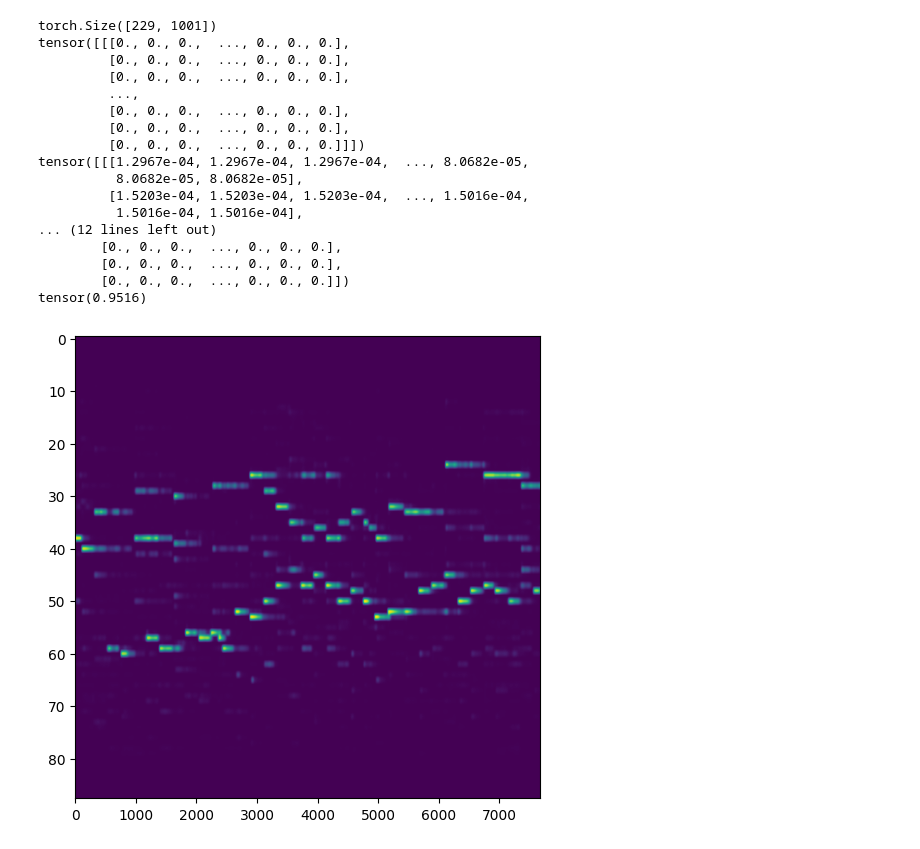
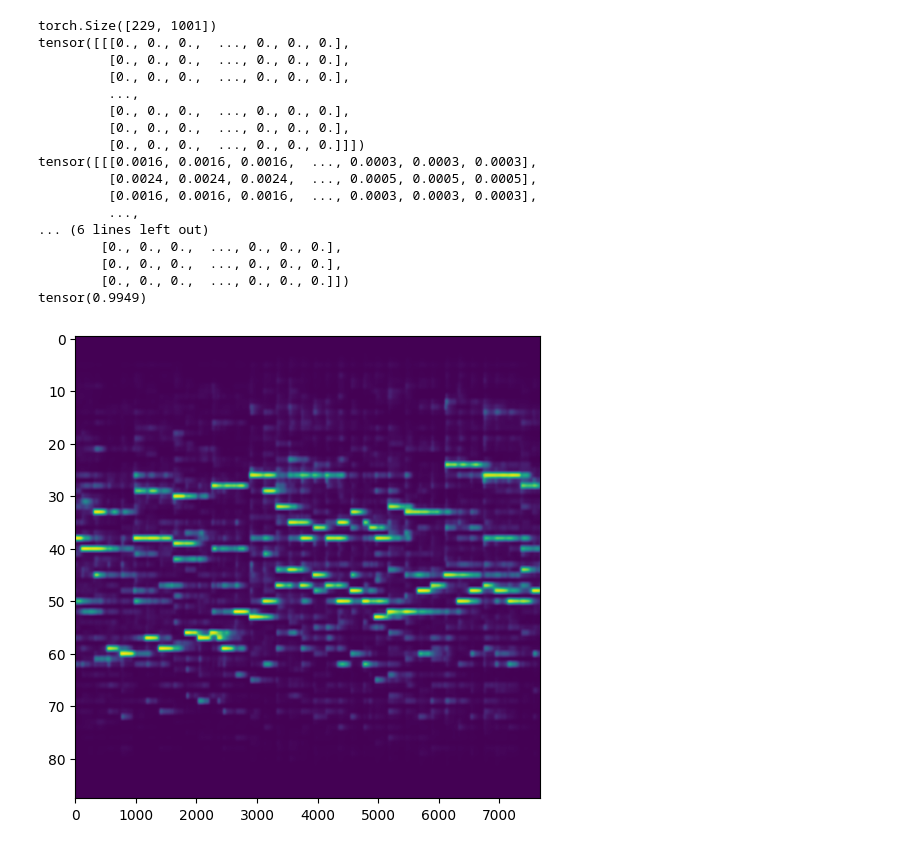
Before and after one commit to AlbyYuggle/NeuralMusicTranscription, a Jupyter notebook: CNN.ipynb, the cells around one changed output. Drawn from its saved outputs; the diff is of its cells as text; code cells hidden in the pictures.

```diff
--- a/CNN.ipynb
+++ b/CNN.ipynb
@@ -79,6 +79,7 @@ class Model(nn.Module):
         y = self.ds2(y)
         res2 = y
         y = self.cnn1(y)
+        y = self.ReLU(y)
         y = self.cnn2(y)
         y = self.ReLU(y + res2)
         y = self.us1(y)
@@ -148,7 +149,7 @@ def loss_func(x, y):
     if(x.isnan().any()):
         print("ANSH IS A GOON!")
     #return torch.mean(y*torch.log(x)*0.95 + (-1*y+1)*torch.log(-1*x+1)*0.05)*-1
-    return torch.mean(y*torch.log(x) + (-1*y+1)*torch.log(-1*x+1))*-1
+    return torch.mean(y*torch.log(x)*0.2/0.05 + (-1*y+1)*torch.log(-1*x+1) * 0.8/0.95)*-1
 # a = torch.zeros((5, 5))
 # y = torch.ones((5, 5))*0
 
@@ -238,53 +241,63 @@ KeyboardInterrupt:
 # %%
 tt = DataLoader(test_data, batch_size=1, shuffle=False)
 meval = Model()
-checkpoint = torch.load('intermediate_save_no_weight_conv1d1560.pt')
+checkpoint = torch.load('cnn_run_reweight_2_8300.pt')
 meval.load_state_dict(checkpoint['model_state_dict'])
-meval.train()
+meval.eval()
+#model_parameters = filter(lambda p: p.requires_grad, model.parameters())
+#params = sum([np.prod(p.size()) for p in model_parameters])
+#print(params)
 fname = "mel/2017/MIDI-Unprocessed_041_PIANO041_MID--AUDIO-split_07-06-17_Piano-e_1-01_wav--1_3.pt"
 X = torch.load(fname)
+X = (X - torch.mean(X))/torch.std(X)
 print(X.shape)
 fname = "mid/2017/MIDI-Unprocessed_041_PIANO041_MID--AUDIO-split_07-06-17_Piano-e_1-01_wav--1_3.pt"
 y = torch.load(fname).type(torch.float32)
 X = torch.unsqueeze(X, axis = 0)
 X = torch.unsqueeze(X, axis = 0)
+
 # X = X.to('cuda')
 # y = y.to('cuda')
 # print(nn.CrossEntropyLoss()(y, pred[0, :, :]))
 
 with torch.no_grad():
     pred = meval(X).to('cpu')
     #print(nn.BCELoss()(pred[0, :, :], y))
 
 print(np.round(pred.to('cpu')))
 
+# np.save('predcnn28_2.npy', np.round(pred.to('cpu')))
+#np.save('realcnn_2.npy', np.round(pred.to('cpu')))
+
 print(pred, y)
 fig, ax = plt.subplots(figsize=(6,6))
 ax.imshow(pred[0, :, :], aspect='auto')
 fig, ax = plt.subplots(figsize=(6,6))
 ax.imshow(np.round(pred[0, :, :]), aspect='auto')
 fig, ax = plt.subplots(figsize=(6,6))
 ax.imshow(y, aspect='auto')
 # print(y.shape, pred.shape)
-
+# fig, ax = plt.subplots(figsize=(6,6))
+# ax.plot(checkpoint['loss'])
+fig, ax = plt.subplots(figsize=(6,6))
+ax.imshow(X[0, 0, :, :], aspect='auto')
 print(torch.max(pred))
-lll = [0.4915196895599365, 0.394779771566391, 0.2694735825061798, 0.17687253654003143, 0.09298969060182571, 0.05821599066257477, 0.0368744395673275, 0.0269914623349905, 0.023477263748645782, 0.024886222556233406]
 # %% [output]
 torch.Size([229, 1001])
 tensor([[[0., 0., 0.,  ..., 0., 0., 0.],
          [0., 0., 0.,  ..., 0., 0., 0.],
          [0., 0., 0.,  ..., 0., 0., 0.],
          ...,
          [0., 0., 0.,  ..., 0., 0., 0.],
          [0., 0., 0.,  ..., 0., 0., 0.],
          [0., 0., 0.,  ..., 0., 0., 0.]]])
-tensor([[[1.2967e-04, 1.2967e-04, 1.2967e-04,  ..., 8.0682e-05,
-          8.0682e-05, 8.0682e-05],
-         [1.5203e-04, 1.5203e-04, 1.5203e-04,  ..., 1.5016e-04,
-          1.5016e-04, 1.5016e-04],
-... (12 lines left out)
+tensor([[[0.0016, 0.0016, 0.0016,  ..., 0.0003, 0.0003, 0.0003],
+         [0.0024, 0.0024, 0.0024,  ..., 0.0005, 0.0005, 0.0005],
+         [0.0016, 0.0016, 0.0016,  ..., 0.0003, 0.0003, 0.0003],
+         ...,
+... (6 lines left out)
         [0., 0., 0.,  ..., 0., 0., 0.],
         [0., 0., 0.,  ..., 0., 0., 0.],
         [0., 0., 0.,  ..., 0., 0., 0.]])
-tensor(0.9516)
+tensor(0.9949)
-[figure, old version]
+[figure, new version]
```
Also changed, not shown: parts of 4 cells of this notebook, 3 other files.
